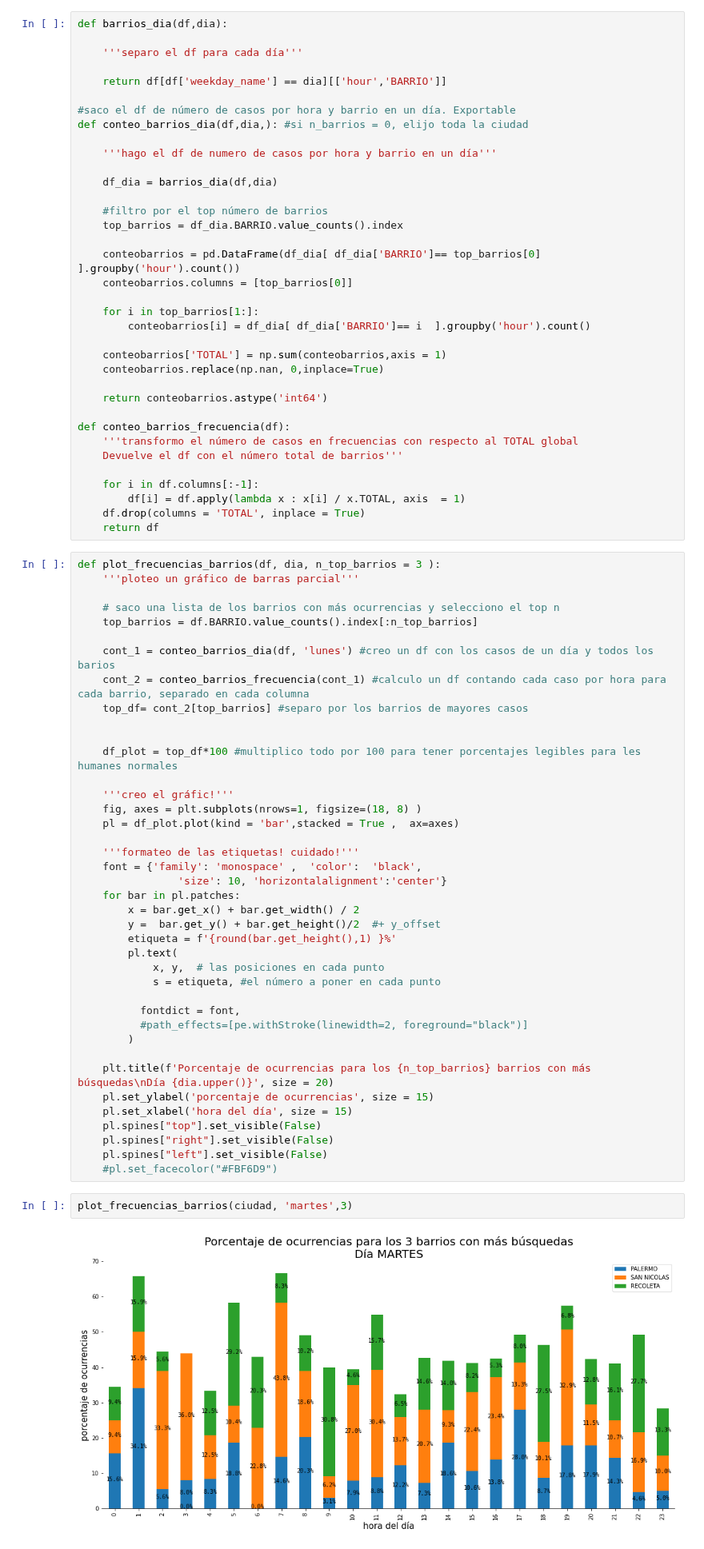
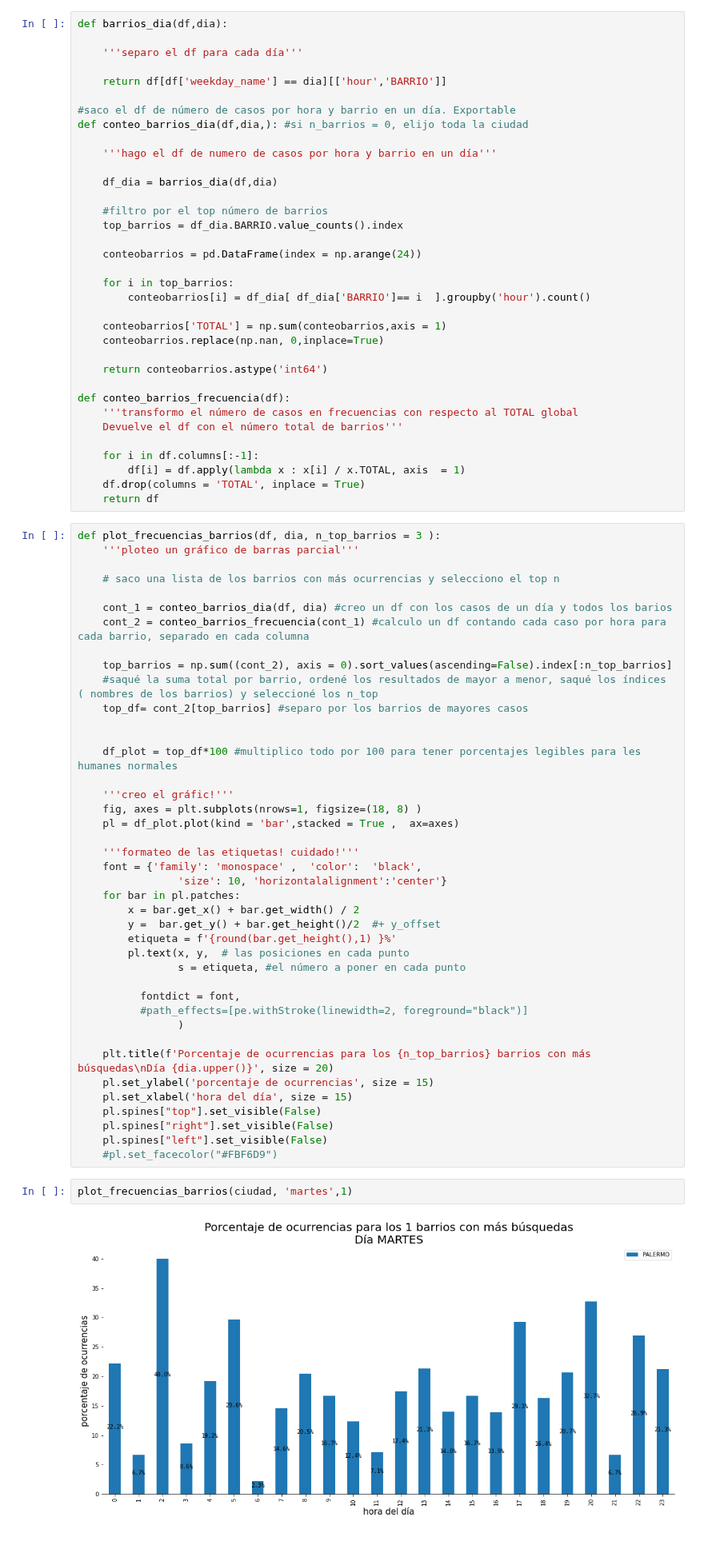
Before and after one commit to julietahocsman/goproject, a Jupyter notebook: notebooks/notebooks_analisis/Analisis_CiudadyporBarrios.ipynb, the cells around one changed output. Shown at 80% size. Saved outputs shown, nothing was run; the diff lists cells and outputs as text.

Commit message:
arreglé todo lo que faltaba. listo para exportar a .py reyna

```diff
--- a/notebooks/notebooks_analisis/Analisis_CiudadyporBarrios.ipynb
+++ b/notebooks/notebooks_analisis/Analisis_CiudadyporBarrios.ipynb
@@ -210,10 +211,9 @@ def conteo_barrios_dia(df,dia,): #si n_barrios = 0, elijo toda la ciudad
     #filtro por el top número de barrios
     top_barrios = df_dia.BARRIO.value_counts().index
 
-    conteobarrios = pd.DataFrame(df_dia[ df_dia['BARRIO']== top_barrios[0]  ].groupby('hour').count())
-    conteobarrios.columns = [top_barrios[0]]
+    conteobarrios = pd.DataFrame(index = np.arange(24))
 
-    for i in top_barrios[1:]:
+    for i in top_barrios:
         conteobarrios[i] = df_dia[ df_dia['BARRIO']== i  ].groupby('hour').count()
 
     conteobarrios['TOTAL'] = np.sum(conteobarrios,axis = 1)
@@ -234,10 +234,12 @@ def plot_frecuencias_barrios(df, dia, n_top_barrios = 3 ):
     '''ploteo un gráfico de barras parcial'''
 
     # saco una lista de los barrios con más ocurrencias y selecciono el top n
-    top_barrios = df.BARRIO.value_counts().index[:n_top_barrios]
 
-    cont_1 = conteo_barrios_dia(df, 'lunes') #creo un df con los casos de un día y todos los barios
+    cont_1 = conteo_barrios_dia(df, dia) #creo un df con los casos de un día y todos los barios
     cont_2 = conteo_barrios_frecuencia(cont_1) #calculo un df contando cada caso por hora para cada barrio, separado en cada columna
+
+    top_barrios = np.sum((cont_2), axis = 0).sort_values(ascending=False).index[:n_top_barrios]
+    #saqué la suma total por barrio, ordené los resultados de mayor a menor, saqué los índices ( nombres de los barrios) y seleccioné los n_top
     top_df= cont_2[top_barrios] #separo por los barrios de mayores casos
 
 
@@ -254,13 +256,12 @@ def plot_frecuencias_barrios(df, dia, n_top_barrios = 3 ):
         x = bar.get_x() + bar.get_width() / 2
         y =  bar.get_y() + bar.get_height()/2  #+ y_offset
         etiqueta = f'{round(bar.get_height(),1) }%'
-        pl.text(
-            x, y,  # las posiciones en cada punto
-            s = etiqueta, #el número a poner en cada punto
+        pl.text(x, y,  # las posiciones en cada punto
+                s = etiqueta, #el número a poner en cada punto
 
           fontdict = font,
           #path_effects=[pe.withStroke(linewidth=2, foreground="black")]
-        )
+                )
 
     plt.title(f'Porcentaje de ocurrencias para los {n_top_barrios} barrios con más búsquedas\nDía {dia.upper()}', size = 20)
     pl.set_ylabel('porcentaje de ocurrencias', size = 15)
@@ -270,6 +271,6 @@ def plot_frecuencias_barrios(df, dia, n_top_barrios = 3 ):
     pl.spines["left"].set_visible(False)
     #pl.set_facecolor("#FBF6D9")
 # %%
-plot_frecuencias_barrios(ciudad, 'martes',3)
+plot_frecuencias_barrios(ciudad, 'martes',1)
 # %% [output]
-[figure, old version]
+[figure, new version]
```
Also changed, not shown: parts of 11 cells of this notebook, 2 other files.
